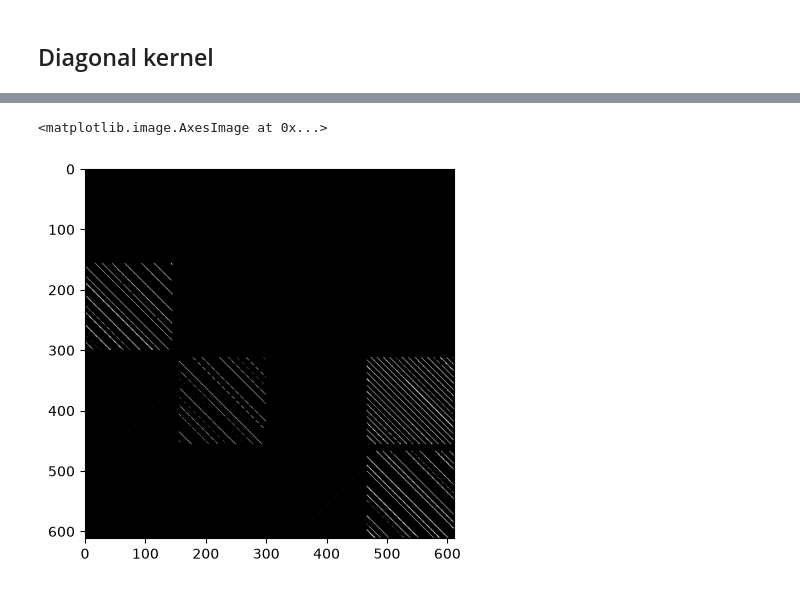
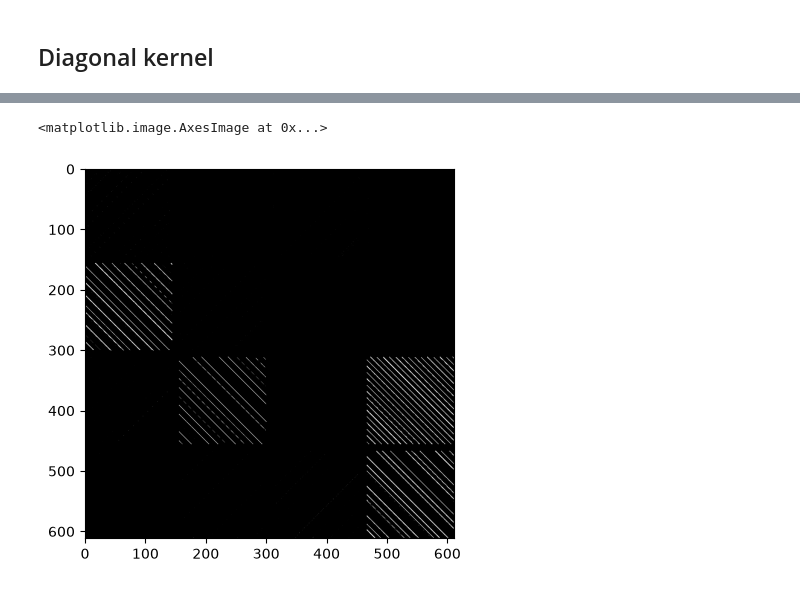
Before and after one commit to htetaunglynn94/Computer-Vision-with-CNN-TensorFlow-and-PyTorch, a Jupyter notebook: 05-OpenCV/10-image_filters.ipynb, the cells around one changed output, grey strips where cells are left out. Cells and saved outputs as stored; diff of their text form; code cells hidden in the pictures.

Commit message:
added lectures related with affine and filters

```diff
--- a/05-OpenCV/10-image_filters.ipynb
+++ b/05-OpenCV/10-image_filters.ipynb
@@ -45,14 +79,14 @@ plt.imshow(vertical_filtered_img, 'gray')
 # %%
-x = -10
-diagonal_kernel = np.array([[ x, 1, 1],
+x = -5
+ldiagonal_kernel = np.array([[ x, 1, 1],
                             [-1, x, 1],
                             [-1,-1, x]])
 
-diagonal_filtered_img = cv2.filter2D(src=img,
+ldiagonal_filtered_img = cv2.filter2D(src=img,
                                      ddepth=-1, # the output image uses the same data type as the input image.
-                                     kernel=diagonal_kernel)
+                                     kernel=ldiagonal_kernel)
 
-plt.imshow(diagonal_filtered_img, 'gray')
+plt.imshow(ldiagonal_filtered_img, 'gray')
 # %% [output]
 <matplotlib.image.AxesImage at 0x...>
-[figure, old version]
+[figure, new version]
```
Also changed, not shown: parts of 3 cells of this notebook, 6 other files.
